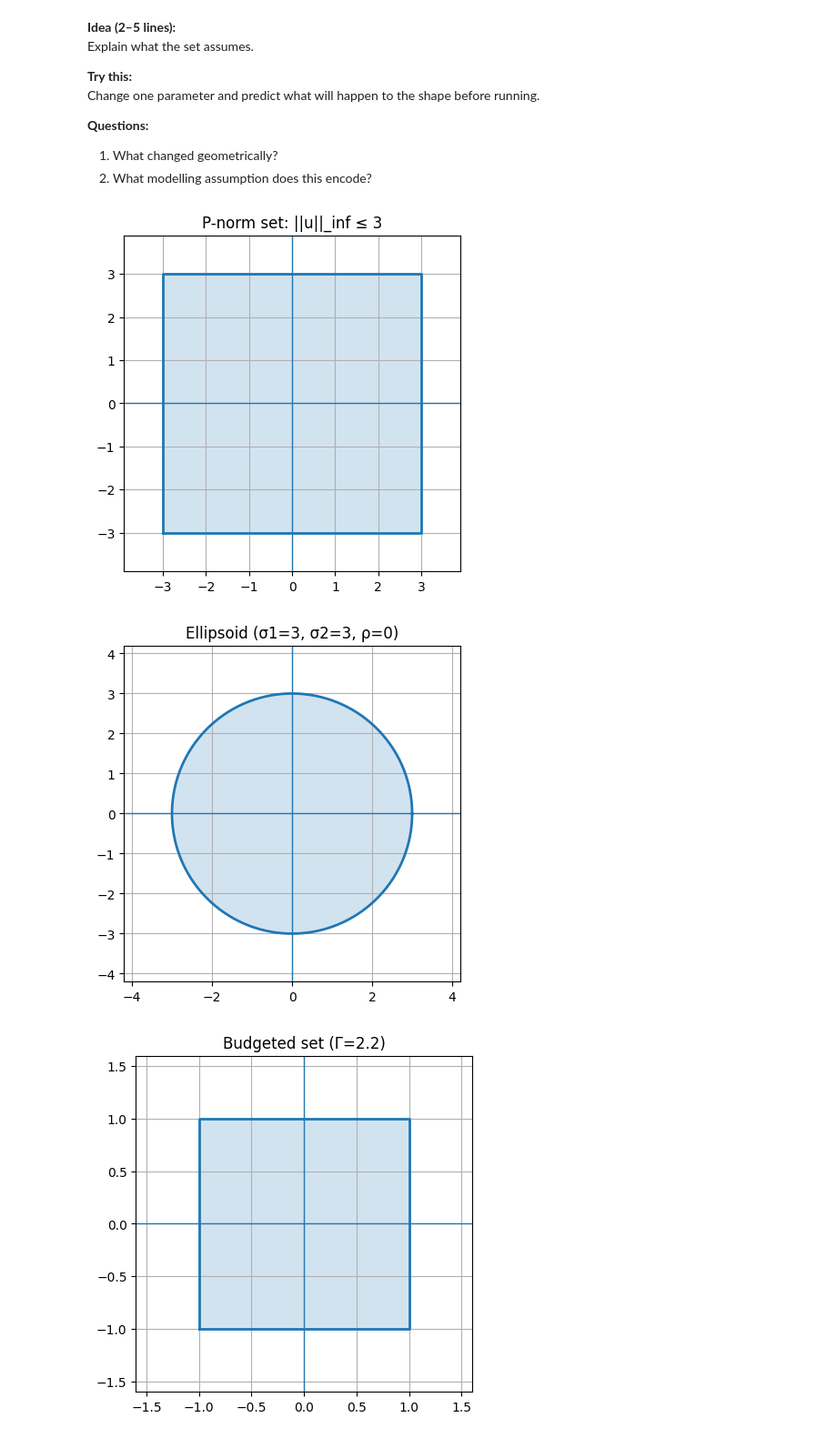
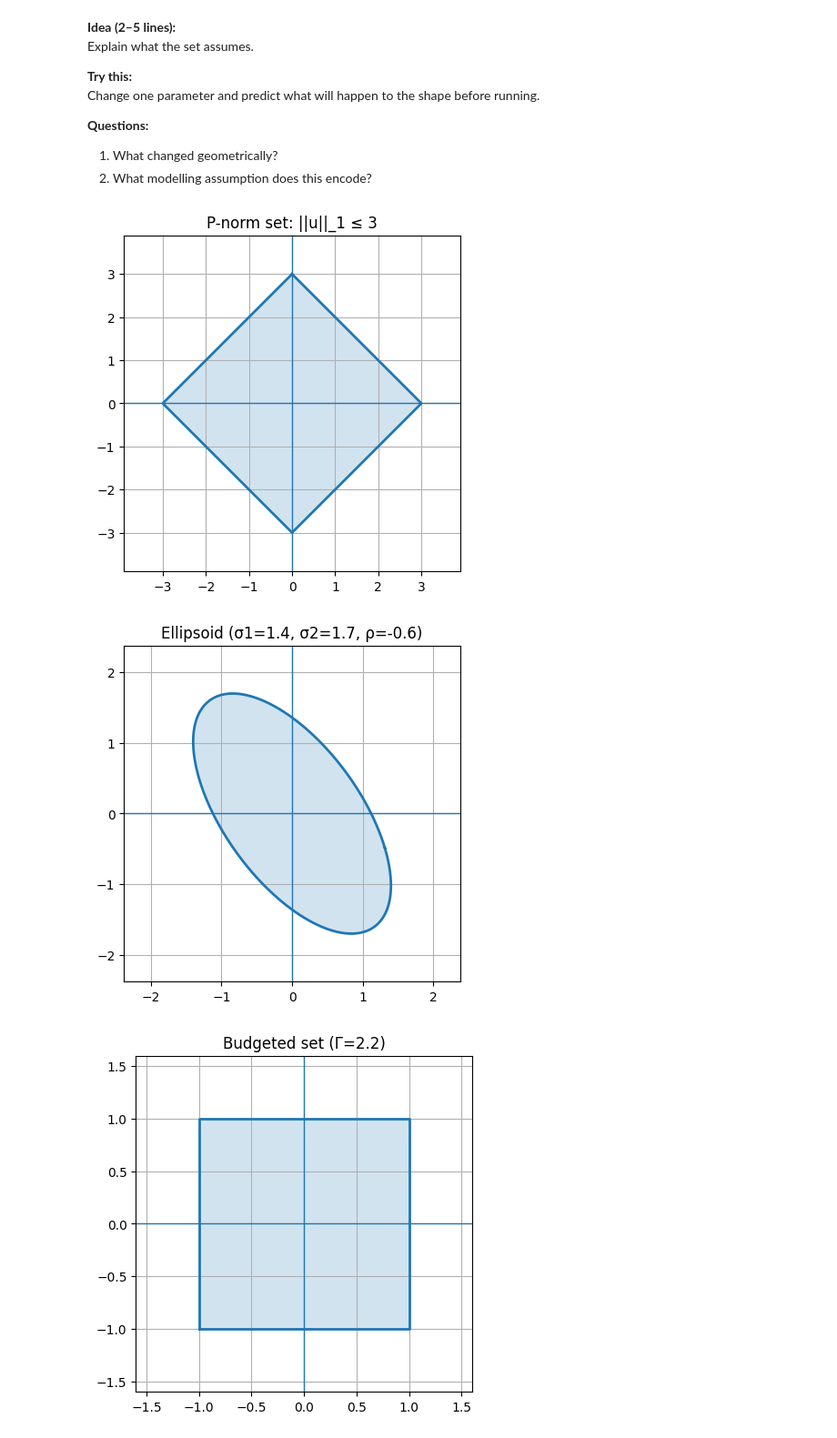
Before and after one commit to supsi-dacd-isaac/TeachDecisionMakingUncertainty, a Jupyter notebook: Epistemic_sets_2d_interactive.ipynb, the cells around one changed output. Shown at 91% size. Drawn from its saved outputs; the diff is of its cells as text; code cells hidden in the pictures.

```diff
--- a/Epistemic_sets_2d_interactive.ipynb
+++ b/Epistemic_sets_2d_interactive.ipynb
@@ -47,39 +47,39 @@ Change one parameter and predict what will happen to the shape before running.
 2) What modelling assumption does this encode?
 # %%
 #@title P-norm uncertainty set (2D) — boundary only
-p_choice = "inf"   #@param ["inf", "2", "1"]
+p_choice = "1"   #@param ["inf", "2", "1"]
 r = 3          #@param {type:"slider", min:0.2, max:3.0, step:0.1}
 
 setup_ax(title=f"P-norm set: ||u||_{p_choice} ≤ {r}", lim=r*1.3)
 
 if p_choice == "inf":
     # box
     x = np.array([-r,  r,  r, -r, -r])
     y = np.array([-r, -r,  r,  r, -r])
     fill_polygon(x, y)
 
 elif p_choice == "1":
     # diamond
     x = np.array([0,  r, 0, -r, 0])
     y = np.array([r,  0, -r, 0,  r])
     fill_polygon(x, y)
 
 else:
     # circle
     t = np.linspace(0, 2*np.pi, 400)
     x = r*np.cos(t)
     y = r*np.sin(t)
     plt.fill(x, y, alpha=0.2)
     plt.plot(x, y, linewidth=2)
 
 plt.show()
 # %% [output]
-[figure, old version]
+[figure, new version]
 # %%
 #@title Ellipsoidal set $u^T Σ u ≤ 1$ — boundary only
-sigma1 = 3   #@param {type:"slider", min:0.2, max:3.0, step:0.1}
-sigma2 = 3   #@param {type:"slider", min:0.2, max:3.0, step:0.1}
-rho = 0      #@param {type:"slider", min:-0.95, max:0.95, step:0.05}
+sigma1 = 1.4   #@param {type:"slider", min:0.2, max:3.0, step:0.1}
+sigma2 = 1.7   #@param {type:"slider", min:0.2, max:3.0, step:0.1}
+rho = -0.6      #@param {type:"slider", min:-0.95, max:0.95, step:0.05}
 
 # Build a covariance-like matrix C and use its sqrt to map unit circle -> ellipse
 C = np.array([[sigma1**2, rho*sigma1*sigma2],
@@ -103,7 +103,7 @@ plt.fill(ellipse[:,0], ellipse[:,1], alpha=0.2)
 plt.plot(ellipse[:,0], ellipse[:,1], linewidth=2)
 plt.show()
 # %% [output]
-[figure, old version]
+[figure, new version]
 # %%
 #@title Budgeted set: $||u||_∞ ≤ 1$ and $||u||_1 ≤ Γ$ — boundary only (2D)
 Gamma = 2.2  #@param {type:"slider", min:0.5, max:2.5, step:0.05}
```
Also changed, not shown: parts of 1 cell of this notebook.
